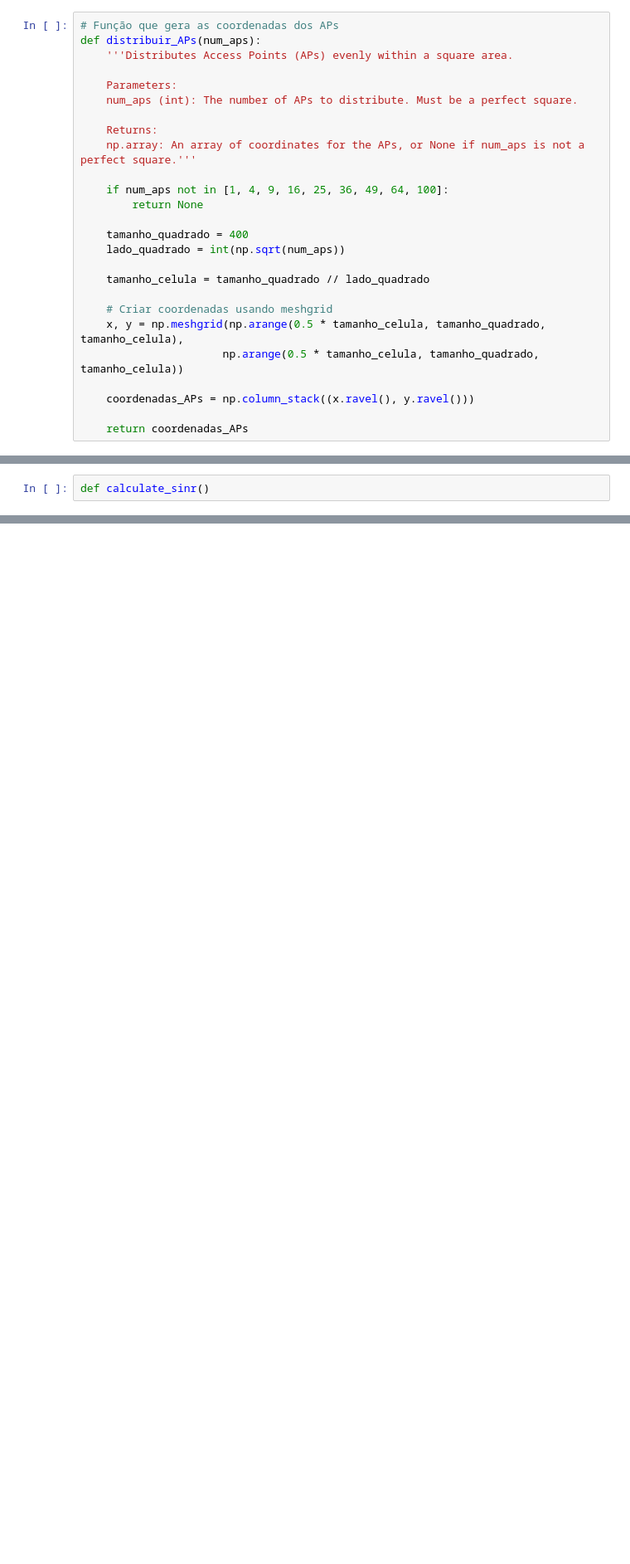
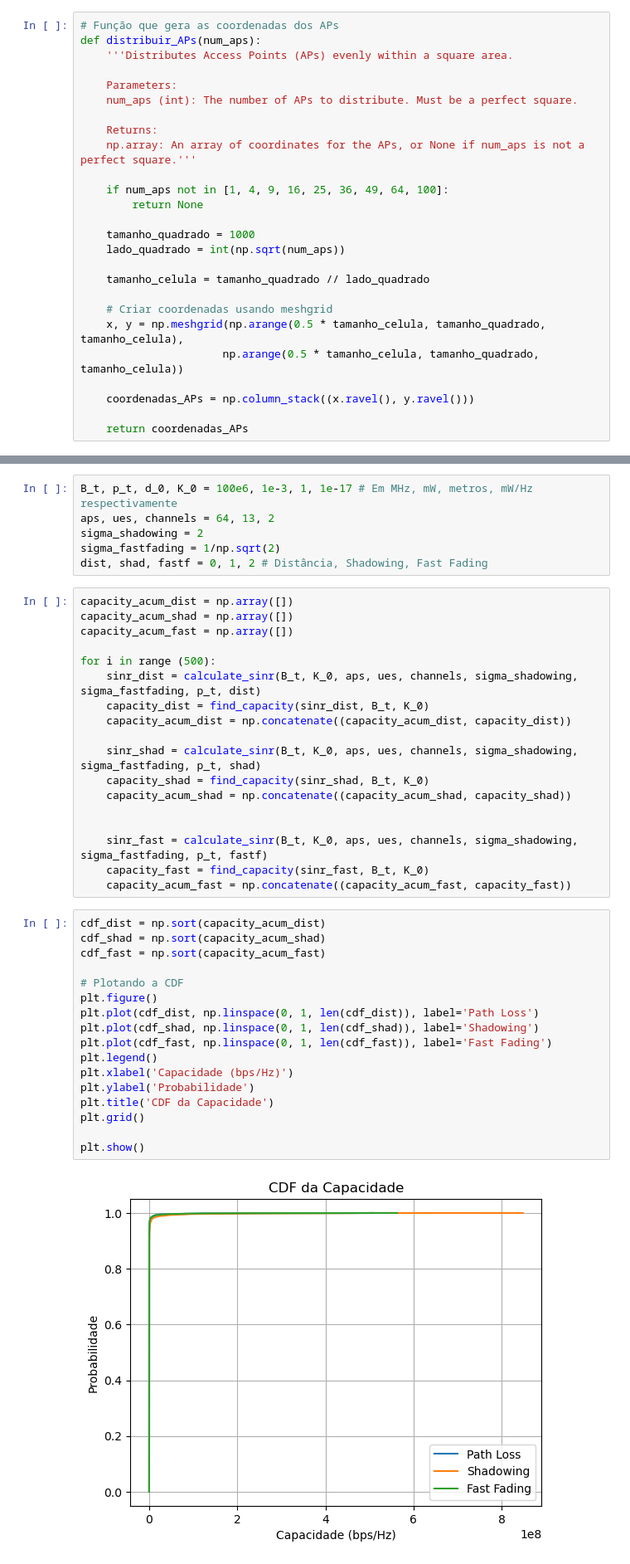
Before and after one commit to vitorfraga12/Intro-to-Wirelles---Part-3, a Jupyter notebook: Questao2.ipynb, the cells around one changed output, grey strips where cells are left out. Shown at 83% size. Saved outputs shown, nothing was run; the diff lists cells and outputs as text; blank space fills up the shorter version.

```diff
--- a/Questao2.ipynb
+++ b/Questao2.ipynb
@@ -24,7 +24,7 @@ def distribuir_APs(num_aps):
     if num_aps not in [1, 4, 9, 16, 25, 36, 49, 64, 100]:
         return None
 
-    tamanho_quadrado = 400
+    tamanho_quadrado = 1000
     lado_quadrado = int(np.sqrt(num_aps))
 
     tamanho_celula = tamanho_quadrado // lado_quadrado
@@ -112,2 +52,0 @@ def find_pot_rec(pot_trans, dist, d_0, shadowing):
-# %%
-def calculate_sinr()
@@ -121,0 +250,43 @@ passos_array = np.arange(passos)
+# %%
+B_t, p_t, d_0, K_0 = 100e6, 1e-3, 1, 1e-17 # Em MHz, mW, metros, mW/Hz respectivamente
+aps, ues, channels = 64, 13, 2
+sigma_shadowing = 2
+sigma_fastfading = 1/np.sqrt(2)
+dist, shad, fastf = 0, 1, 2 # Distância, Shadowing, Fast Fading
+# %%
+capacity_acum_dist = np.array([])
+capacity_acum_shad = np.array([])
+capacity_acum_fast = np.array([])
+
+for i in range (500):
+    sinr_dist = calculate_sinr(B_t, K_0, aps, ues, channels, sigma_shadowing, sigma_fastfading, p_t, dist)
+    capacity_dist = find_capacity(sinr_dist, B_t, K_0)
+    capacity_acum_dist = np.concatenate((capacity_acum_dist, capacity_dist))
+
+    sinr_shad = calculate_sinr(B_t, K_0, aps, ues, channels, sigma_shadowing, sigma_fastfading, p_t, shad)
+    capacity_shad = find_capacity(sinr_shad, B_t, K_0)
+    capacity_acum_shad = np.concatenate((capacity_acum_shad, capacity_shad))
+
+
+    sinr_fast = calculate_sinr(B_t, K_0, aps, ues, channels, sigma_shadowing, sigma_fastfading, p_t, fastf)
+    capacity_fast = find_capacity(sinr_fast, B_t, K_0)
+    capacity_acum_fast = np.concatenate((capacity_acum_fast, capacity_fast))
+# %%
+cdf_dist = np.sort(capacity_acum_dist)
+cdf_shad = np.sort(capacity_acum_shad)
+cdf_fast = np.sort(capacity_acum_fast)
+
+# Plotando a CDF
+plt.figure()
+plt.plot(cdf_dist, np.linspace(0, 1, len(cdf_dist)), label='Path Loss')
+plt.plot(cdf_shad, np.linspace(0, 1, len(cdf_shad)), label='Shadowing')
+plt.plot(cdf_fast, np.linspace(0, 1, len(cdf_fast)), label='Fast Fading')
+plt.legend()
+plt.xlabel('Capacidade (bps/Hz)')
+plt.ylabel('Probabilidade')
+plt.title('CDF da Capacidade')
+plt.grid()
+
+plt.show()
+# %% [output]
+[figure, added]
```
Also changed, not shown: parts of 15 cells of this notebook, 1 other file.
